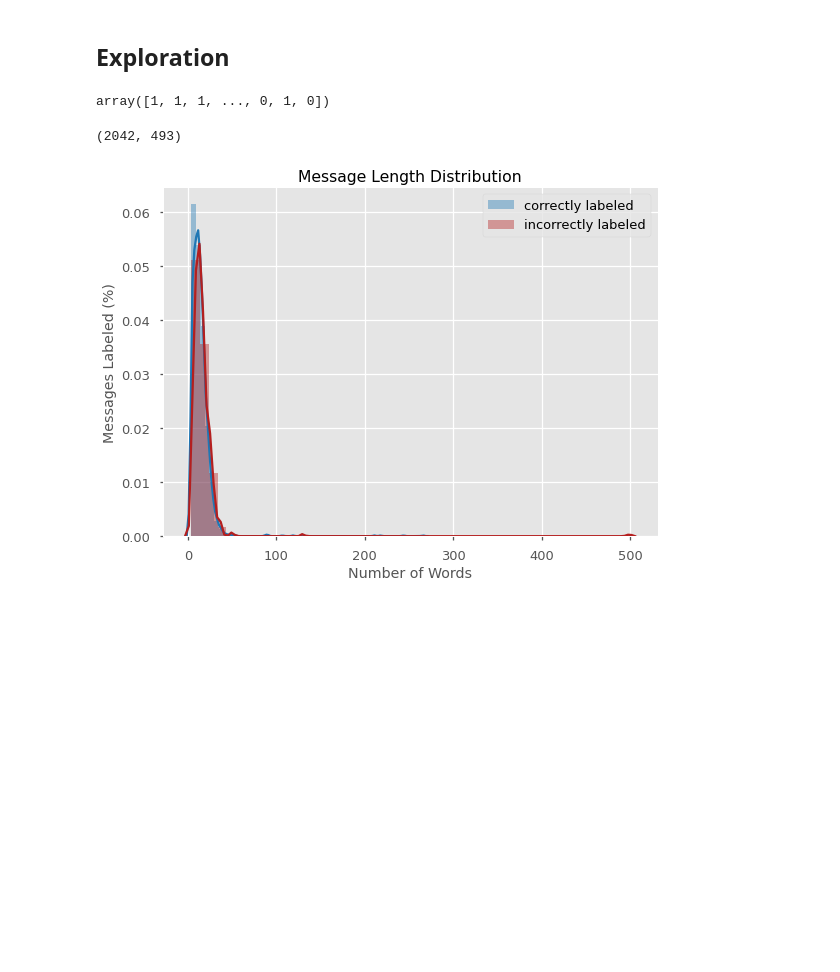
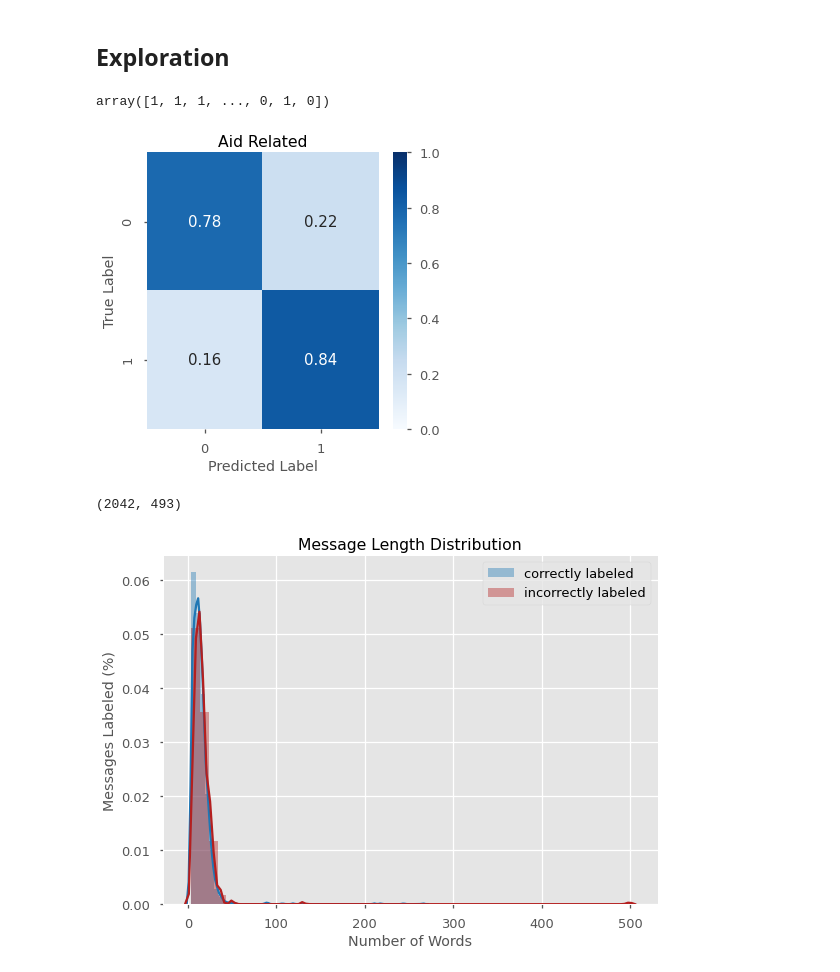
Before and after one commit to cwf231/dsc-mod-4-project-v2-1-onl01-dtsc-pt-041320, a Jupyter notebook: disaster_response.ipynb, the cells around one changed output. Saved outputs shown, nothing was run; the diff lists cells and outputs as text; code cells hidden in the pictures; blank space fills up the shorter version.

```diff
--- a/disaster_response.ipynb
+++ b/disaster_response.ipynb
@@ -1927,4 +1928,11 @@ THE_y_pred_binary = np.array([int(p >= 0.5) for p in THE_y_pred[:,0]])
 THE_y_pred_binary
 # %% [output]
 array([1, 1, 1, ..., 0, 1, 0])
+# %%
+# Confusion matrix on test data.
+dis.plot_confusion_matrix(dw.Y_test(),
+                          THE_y_pred_binary,
+                          'Aid Related')
+# %% [output]
+[figure, added]
 # %%
```
Also changed, not shown: parts of 5 cells of this notebook, 3 other files.
